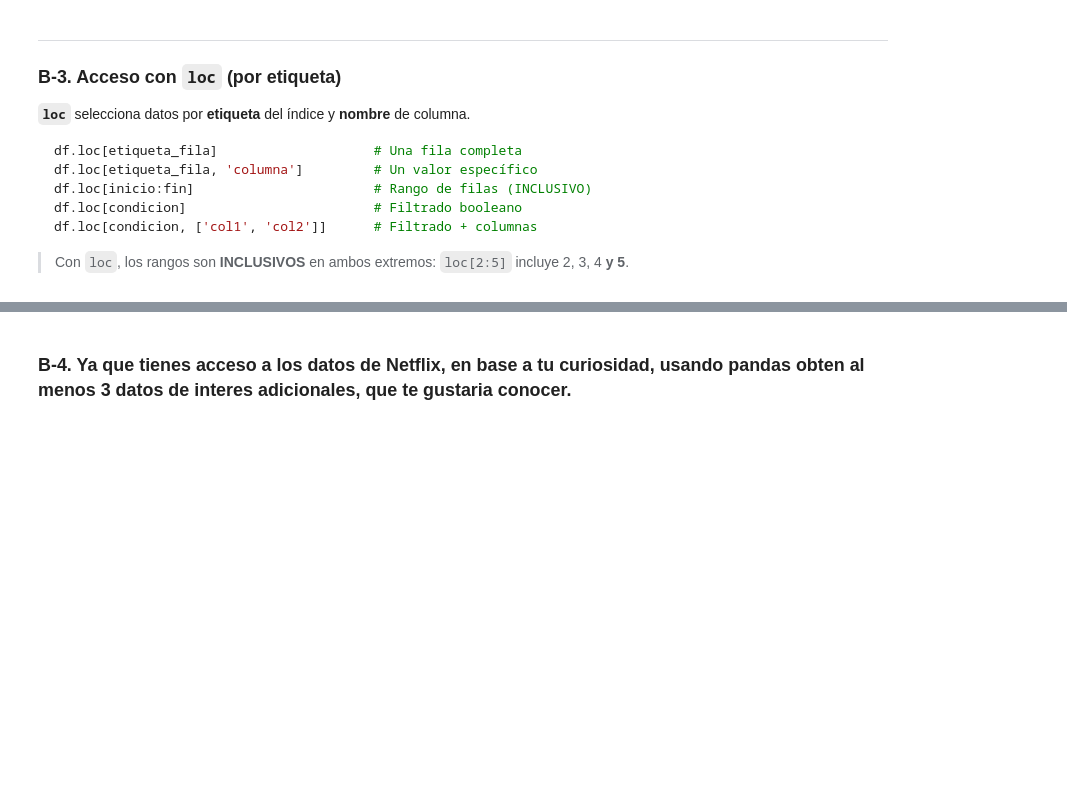
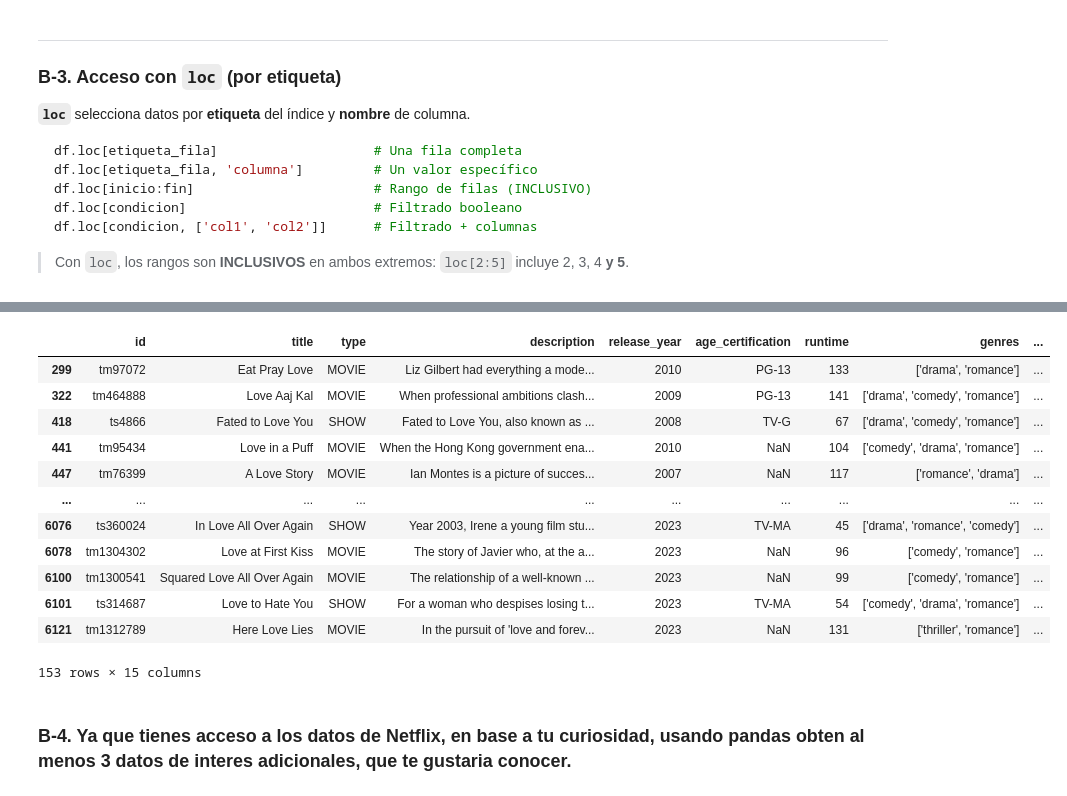
Before and after one commit to sghast/ADD, a Jupyter notebook: Parte 2 Deber/Concatenacion datos y analisis texto.ipynb, the cells around one changed output, grey strips where cells are left out. Saved outputs shown, nothing was run; the diff lists cells and outputs as text; code cells hidden in the pictures; blank space fills up the shorter version.

```diff
--- a/Parte 2 Deber/Concatenacion datos y analisis texto.ipynb
+++ b/Parte 2 Deber/Concatenacion datos y analisis texto.ipynb
@@ -423,5 +476,21 @@ paises_latam = ['Mexico', 'Argentina', 'Colombia', 'Chile', 'Brazil', 'Peru']
 # %%
 # str.contains(): filtrado por texto parcial en columna
 # Títulos que contengan 'Love' en el nombre
+
+netflix.loc[netflix['title'].str.contains('Love', case=False, na=False)]
+# %% [output]
+|  | id | title | type | description | release_year | age_certification | runtime | genres | ... |
+| 299 | tm97072 | Eat Pray Love | MOVIE | Liz Gilbert had everything a mode... | 2010 | PG-13 | 133 | ['drama', 'romance'] | ... |
+| 322 | tm464888 | Love Aaj Kal | MOVIE | When professional ambitions clash... | 2009 | PG-13 | 141 | ['drama', 'comedy', 'romance'] | ... |
+| 418 | ts4866 | Fated to Love You | SHOW | Fated to Love You, also known as ... | 2008 | TV-G | 67 | ['drama', 'comedy', 'romance'] | ... |
+| 441 | tm95434 | Love in a Puff | MOVIE | When the Hong Kong government ena... | 2010 | NaN | 104 | ['comedy', 'drama', 'romance'] | ... |
+| 447 | tm76399 | A Love Story | MOVIE | Ian Montes is a picture of succes... | 2007 | NaN | 117 | ['romance', 'drama'] | ... |
+| ... | ... | ... | ... | ... | ... | ... | ... | ... | ... |
+| 6076 | ts360024 | In Love All Over Again | SHOW | Year 2003, Irene a young film stu... | 2023 | TV-MA | 45 | ['drama', 'romance', 'comedy'] | ... |
+| 6078 | tm1304302 | Love at First Kiss | MOVIE | The story of Javier who, at the a... | 2023 | NaN | 96 | ['comedy', 'romance'] | ... |
+| 6100 | tm1300541 | Squared Love All Over Again | MOVIE | The relationship of a well-known ... | 2023 | NaN | 99 | ['comedy', 'romance'] | ... |
+| 6101 | ts314687 | Love to Hate You | SHOW | For a woman who despises losing t... | 2023 | TV-MA | 54 | ['comedy', 'drama', 'romance'] | ... |
+| 6121 | tm1312789 | Here Love Lies | MOVIE | In the pursuit of 'love and forev... | 2023 | NaN | 131 | ['thriller', 'romance'] | ... |
+153 rows × 15 columns
 # %% [markdown]
 ### B-4. Ya que tienes acceso a los datos de Netflix, en base a tu curiosidad, usando pandas obten al menos 3 datos de interes adicionales, que te gustaria conocer.
```
Also changed, not shown: parts of 15 cells of this notebook, 1 other file.
